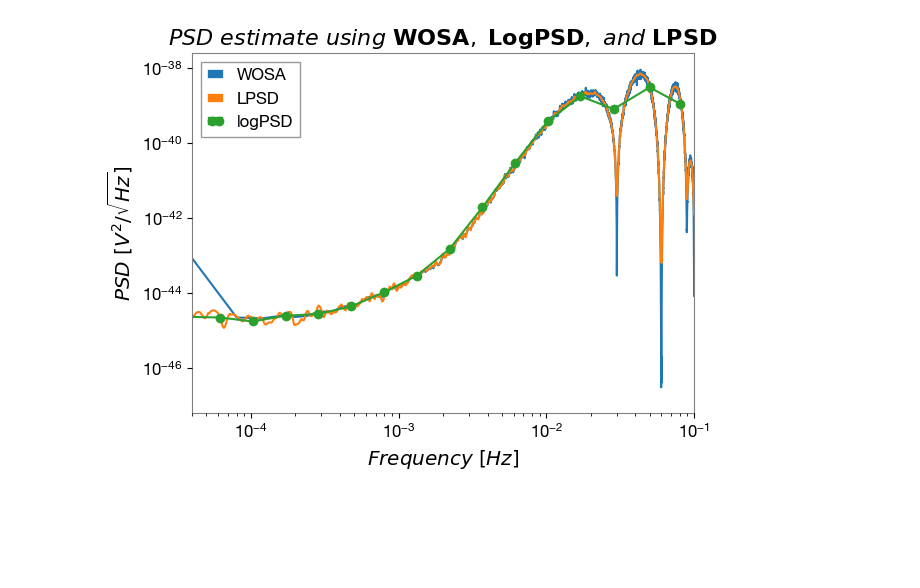
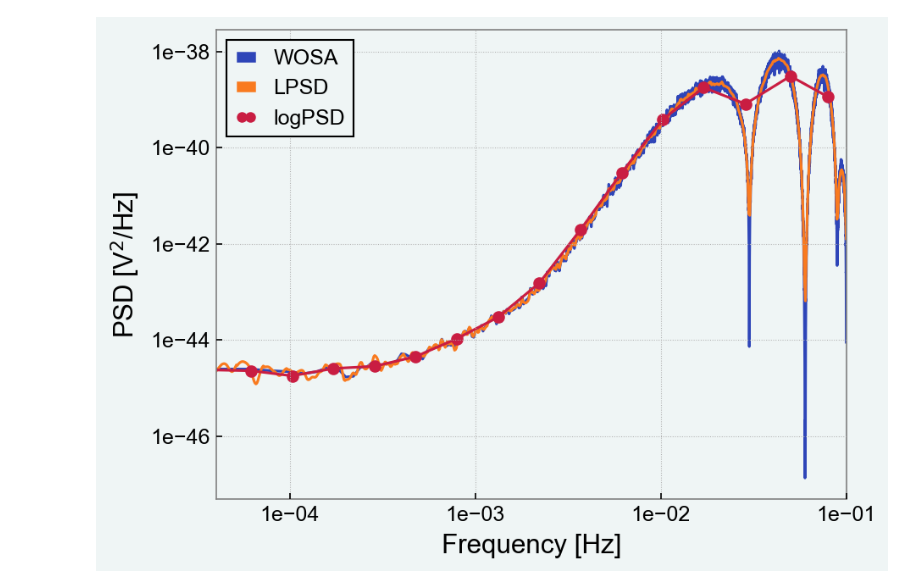
Before and after one commit to AkmDgreat/AkshatLISA, a Jupyter notebook: AkshatLISA/analysis_notebooks/wosa_lpsd_logpsd_comparision.ipynb, the cells around one changed output. Saved outputs shown, nothing was run; the diff lists cells and outputs as text; code cells hidden in the pictures; blank space fills up the shorter version.

```diff
--- a/AkshatLISA/analysis_notebooks/wosa_lpsd_logpsd_comparision.ipynb
+++ b/AkshatLISA/analysis_notebooks/wosa_lpsd_logpsd_comparision.ipynb
@@ -25,3 +27,23 @@ from scripts.readTdi import readTdi, getTdiPath
+# %%
+plt.rcParams.update({
+    "text.usetex": False,          # avoid LaTeX entirely
+    "font.family": "Arial",
+    "font.sans-serif": ["Arial"],
+    "mathtext.fontset": "dejavusans",    # match math to text
+    "axes.titlesize": 18,
+    "axes.titleweight": "bold",
+    "axes.labelsize": 15,
+    "xtick.labelsize": 12,
+    "ytick.labelsize": 12,
+    "legend.fontsize": 12,
+    "figure.dpi": 150,
+})
+
+econ_chicago_45 = '#2E45B8'
+econ_singapore_55 = '#F97A1F'
+econ_tokyo_45 = '#C91D42'
+econ_LA_90 = '#EBE9E0'
+econ_paris_95 = "#EFF5F5"
 # %%
 tdi_path = getTdiPath('vsmall_glitch_long_tdi.h5')
 data, fs, t = readTdi(tdi_path)
@@ -40,27 +52,62 @@ f_lpsd, psd_lpsd, _, _ = lpsd(
 # %%
+f_wosa, psd_wosa, _, _ = wosa(
+    x=data,
+    fs=fs,
+    nperseg=10000
+)
+f_lpsd, psd_lpsd, _, _ = lpsd(
+    x=data,
+    fs=fs
+)
+f_logpsd, psd_logpsd, _ = logpsd(x=data, fs=fs, overlap=0, L1=100000)
+
 f_nyq = fs/2
 
 fig, ax = plt.subplots()
 
-ax.plot(f_wosa,  psd_wosa,       label='WOSA')                 # 10 001 points
-ax.plot(f_lpsd,  psd_lpsd,       label='LPSD')                 # e.g. 300 points
-ax.plot(f_logpsd, psd_logpsd, 'o-', label='logPSD')           # 24 points → show markers
+ax.plot(f_wosa,  psd_wosa,       label='WOSA', color=econ_chicago_45)                 # 10 001 points
+ax.plot(f_lpsd,  psd_lpsd,       label='LPSD', color=econ_singapore_55)                 # e.g. 300 points
+ax.plot(f_logpsd, psd_logpsd, 'o-', label='logPSD', color=econ_tokyo_45)
+
 
 #––– cosmetics ––––––––––––––––––––––––––––––––––––––––––––––––
 ax.set_xlim(fs/5000, f_nyq)               # 0 → Nyquist on the x-axis
-ax.set_xlabel(r"$Frequency \ [Hz]$")
-ax.set_ylabel(r"$PSD \ [V^2/\sqrt{Hz}]$")
-plt.title(r"$PSD\ estimate\ using\ \mathbf{WOSA},\ \mathbf{LogPSD},\ and \ \mathbf{LPSD}$", fontsize=16)
-
+# ax.set_xlabel(r"$Frequency \ [Hz]$")
+# ax.set_ylabel(r"$PSD \ [V^2/Hz]$")
+# ax.set_xlabel("Frequency [Hz]")
+# ax.set_ylabel(r"PSD [V$^2$/Hz]")
+# plt.title(r"PSD estimate using $\mathbf{WOSA}$, $\mathbf{LogPSD}$, and  $\mathbf{LPSD}$", fontsize=16)
+ax.set_xlabel("Frequency [Hz]")
+ax.set_ylabel(r"PSD [V$^2$/Hz]")
+#plt.title("PSD estimate using WOSA, LogPSD, and LPSD", pad=20)
 # PSDs usually span many orders of magnitude,
 # so a log scale is often clearer (optional):
 ax.set_xscale('log')
 ax.set_yscale('log')
 
 ax.grid(True, which='both', ls=':', lw=0.5)
-ax.legend()
-fig.tight_layout()
-ax.grid(False, which='both')
+# fig.tight_layout()
+#ax.grid(False, which='both')
+ax.xaxis.set_major_formatter(LogFormatter(base=10))
+# ax.get_xaxis().set_major_formatter(plt.ScalarFormatter())
+ax.yaxis.set_major_formatter(LogFormatter(base=10))
+ax.minorticks_off()
+ax.set_facecolor(econ_paris_95)
+fig.patch.set_facecolor(econ_paris_95)
+
+
+custom_lines = [
+    Line2D([0], [0], color=econ_chicago_45, lw=2),                   # WOSA
+    Line2D([0], [0], color=econ_singapore_55, lw=2),                   # LPSD
+    Line2D([0], [0], color=econ_tokyo_45, marker="o", linestyle="", markersize=5, lw=0.1) # logPSD: dot only
+]
+
+ax.legend(custom_lines, ["WOSA", "LPSD", "logPSD"],
+          facecolor=econ_paris_95,
+          edgecolor="black",
+          framealpha=1)
+ax.tick_params(direction="in")
+plt.savefig("my_plot.png", bbox_inches="tight", pad_inches=0.02, dpi=300)
 plt.show()
 # %% [output]
-[figure, old version]
+[figure, new version]
```
Also changed, not shown: parts of 11 cells of this notebook, 10 other files.
